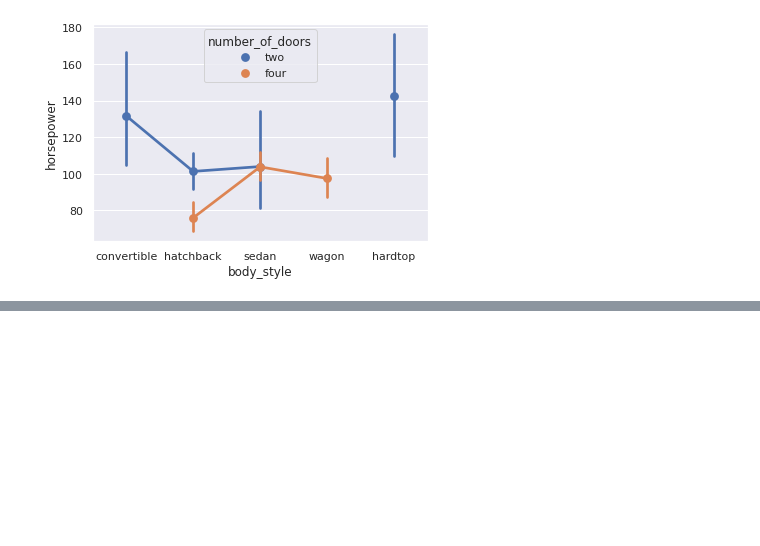
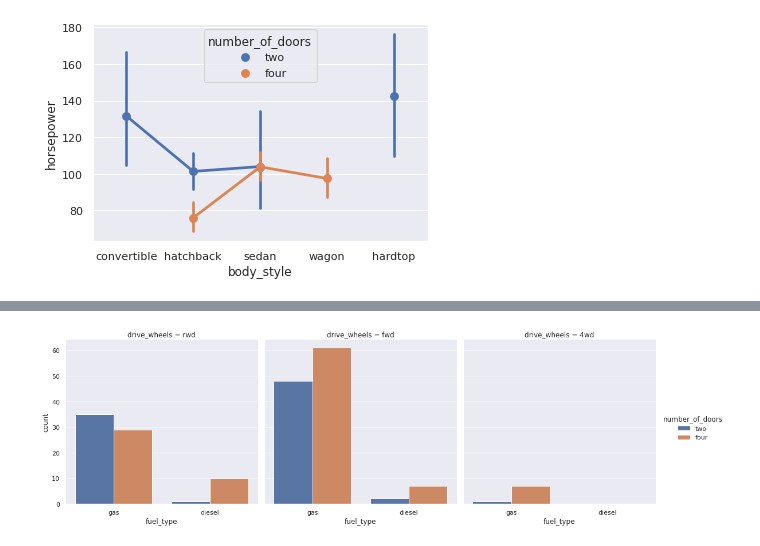
Before and after one commit to Iamsbharti/ML-AI, a Jupyter notebook: visualization/visulaization_p.ipynb, the cells around one changed output, grey strips where cells are left out. Drawn from its saved outputs; the diff is of its cells as text; code cells hidden in the pictures; blank space fills up the shorter version.

```diff
--- a/visualization/visulaization_p.ipynb
+++ b/visualization/visulaization_p.ipynb
@@ -133,0 +186,9 @@ sns.pointplot(auto['body_style'],auto['horsepower'], hue = auto['number_of_doors
+# %%
+# count plot
+sns.catplot(x='fuel_type',
+            hue='number_of_doors',
+            col='drive_wheels',
+            data=auto,
+            kind='count');
+# %% [output]
+[figure, added]
```
Also changed, not shown: parts of 6 cells of this notebook.
